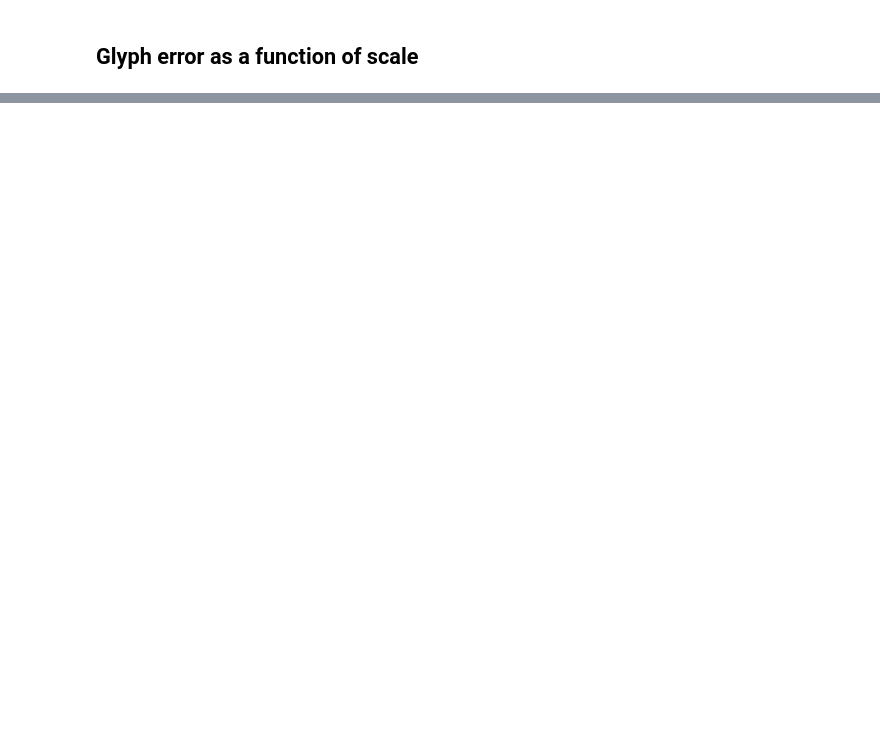
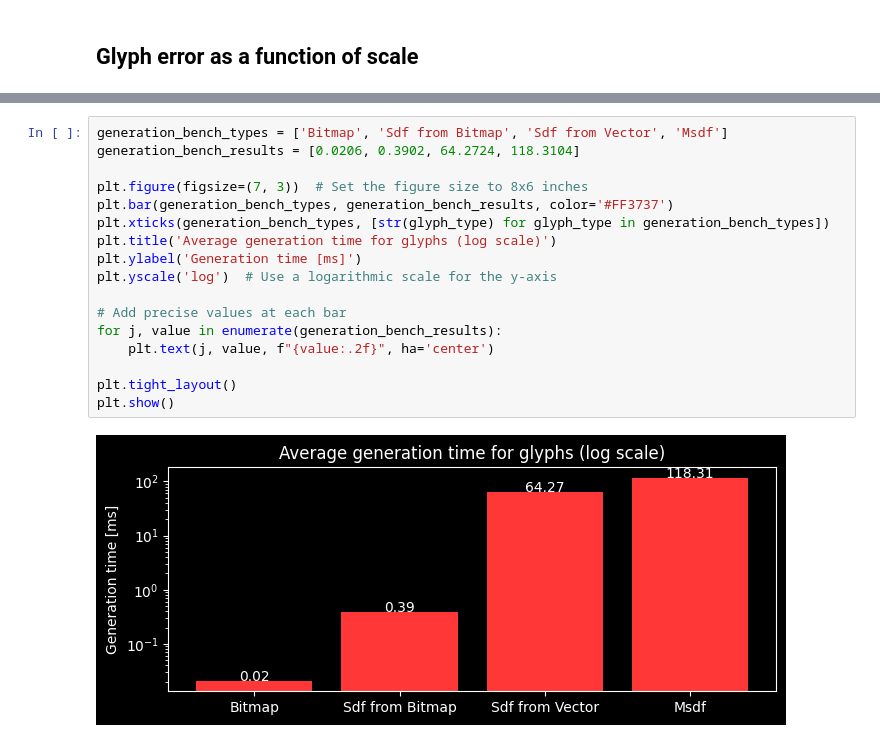
Before and after one commit to MihaelGolob/bgfx-sdf, a Jupyter notebook: benchmark/GlyphErrorAnalysis.ipynb, the cells around one changed output, grey strips where cells are left out. Cells and saved outputs as stored; diff of their text form; blank space fills up the shorter version.

```diff
--- a/benchmark/GlyphErrorAnalysis.ipynb
+++ b/benchmark/GlyphErrorAnalysis.ipynb
@@ -382,0 +467,19 @@ def showGlyphDiff(glyph):
+# %%
+generation_bench_types = ['Bitmap', 'Sdf from Bitmap', 'Sdf from Vector', 'Msdf']
+generation_bench_results = [0.0206, 0.3902, 64.2724, 118.3104]
+
+plt.figure(figsize=(7, 3))  # Set the figure size to 8x6 inches
+plt.bar(generation_bench_types, generation_bench_results, color='#FF3737')
+plt.xticks(generation_bench_types, [str(glyph_type) for glyph_type in generation_bench_types])
+plt.title('Average generation time for glyphs (log scale)')
+plt.ylabel('Generation time [ms]')
+plt.yscale('log')  # Use a logarithmic scale for the y-axis
+
+# Add precise values at each bar
+for j, value in enumerate(generation_bench_results):
+    plt.text(j, value, f"{value:.2f}", ha='center')
+
+plt.tight_layout()
+plt.show()
+# %% [output]
+[figure, added]
```
Also changed, not shown: parts of 14 cells of this notebook.
